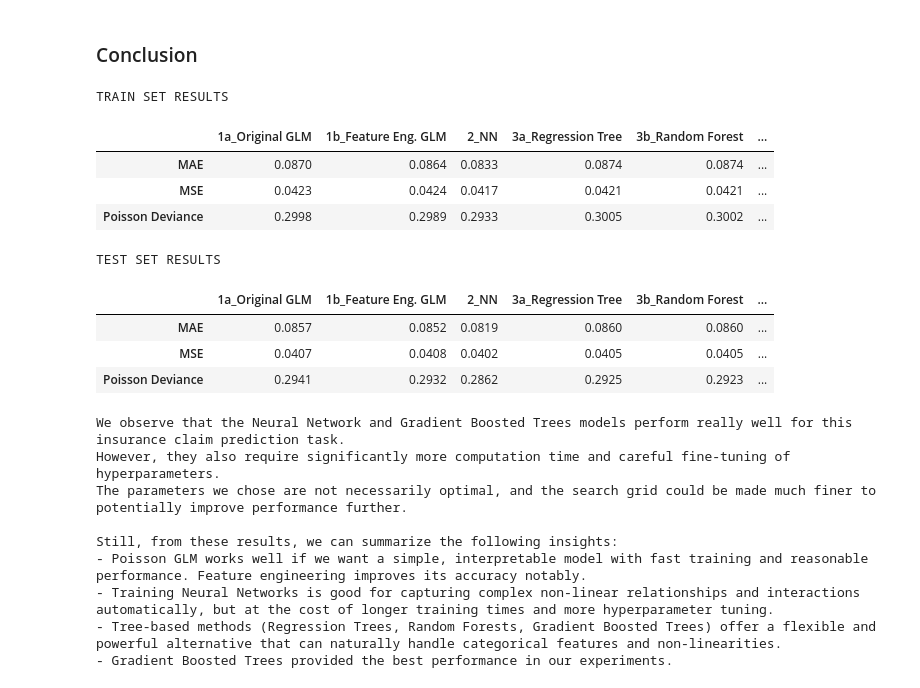
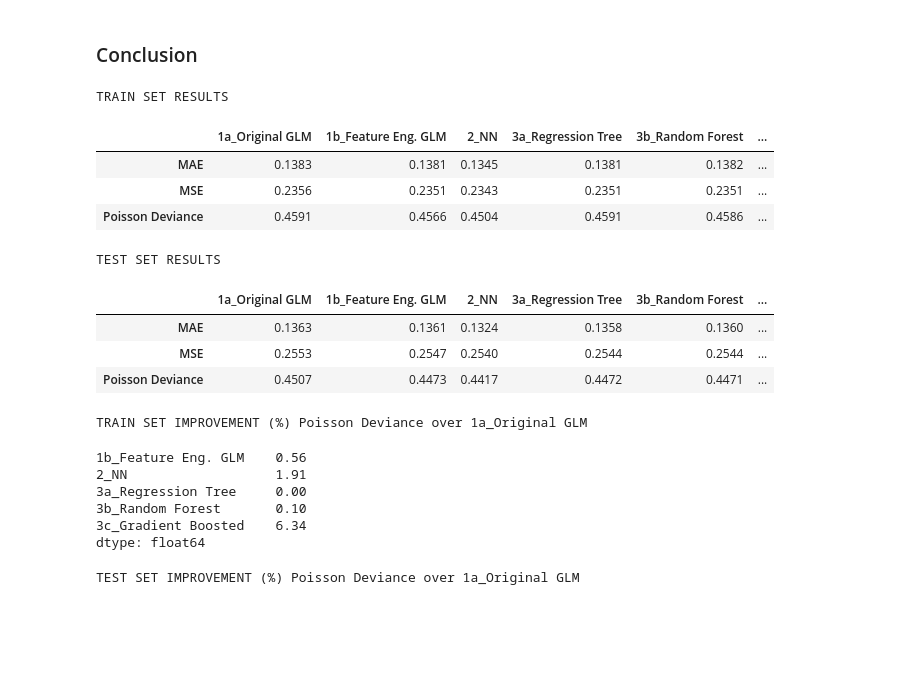
Before and after one commit to njohnson433/Machine-Learning-in-Finance-Insurance-HS25, a Jupyter notebook: project_4/template4.ipynb, the cells around one changed output. Drawn from its saved outputs; the diff is of its cells as text; code cells hidden in the pictures; blank space fills up the shorter version.

```diff
--- a/project_4/template4.ipynb
+++ b/project_4/template4.ipynb
@@ -583,11 +589,11 @@ y_train_pred_tree = best_tree.predict(X_train_tree)
 y_test_pred_tree = best_tree.predict(X_test_tree)
 
 # Print MAE, MSE and loss on train and test data sets
-train_mae_tree = mean_absolute_error(y_train, y_train_pred_tree)
-test_mae_tree = mean_absolute_error(y_test, y_test_pred_tree)
+train_mae_tree = mean_absolute_error(y_train, y_train_pred_tree, sample_weight=exposure_train)
+test_mae_tree = mean_absolute_error(y_test, y_test_pred_tree, sample_weight=exposure_test)
 
-train_mse_tree = mean_squared_error(y_train, y_train_pred_tree)
-test_mse_tree = mean_squared_error(y_test, y_test_pred_tree)
+train_mse_tree = mean_squared_error(y_train, y_train_pred_tree, sample_weight=exposure_train)
+test_mse_tree = mean_squared_error(y_test, y_test_pred_tree, sample_weight=exposure_test)
 
 train_loss_tree = mean_poisson_deviance(y_train, y_train_pred_tree, sample_weight=exposure_train)
 test_loss_tree = mean_poisson_deviance(y_test, y_test_pred_tree, sample_weight=exposure_test)
@@ -630,11 +636,11 @@ y_train_pred_rf = best_rf.predict(X_train_rf)
 y_test_pred_rf = best_rf.predict(X_test_rf)
 
 # Print MAE, MSE and loss on train and test data sets
-train_mae_rf = mean_absolute_error(y_train, y_train_pred_rf)
-test_mae_rf = mean_absolute_error(y_test, y_test_pred_rf)
+train_mae_rf = mean_absolute_error(y_train, y_train_pred_rf, sample_weight=exposure_train)
+test_mae_rf = mean_absolute_error(y_test, y_test_pred_rf, sample_weight=exposure_test)
 
-train_mse_rf = mean_squared_error(y_train, y_train_pred_rf)
-test_mse_rf = mean_squared_error(y_test, y_test_pred_rf)
+train_mse_rf = mean_squared_error(y_train, y_train_pred_rf, sample_weight=exposure_train)
+test_mse_rf = mean_squared_error(y_test, y_test_pred_rf, sample_weight=exposure_test)
 
 train_loss_rf = mean_poisson_deviance(y_train, y_train_pred_rf, sample_weight=exposure_train)
 test_loss_rf = mean_poisson_deviance(y_test, y_test_pred_rf, sample_weight=exposure_test)
@@ -713,49 +729,74 @@ metrics_test = {
     "1b_Feature Eng. GLM": [test_mae, test_mse, test_loss],
     "2_NN": [test_mae_nn, test_mse_nn, test_loss_nn],
     "3a_Regression Tree": [test_mae_tree, test_mse_tree, test_loss_tree],
     "3b_Random Forest": [test_mae_rf, test_mse_rf, test_loss_rf],
     "3c_Gradient Boosted": [test_mae_gb, test_mse_gb, test_loss_gb]
 }
 
 rows = ["MAE", "MSE", "Poisson Deviance"]
 
 df_train = pd.DataFrame(metrics_train, index=rows)
 df_test = pd.DataFrame(metrics_test, index=rows)
 
-# Print results
 print("TRAIN SET RESULTS")
 display(df_train.round(4))
 
 print("\nTEST SET RESULTS")
 display(df_test.round(4))
+
+
+# we treat 1a_Original GLM as baseline to highlight the improvements
+poisson_index = 2
+improvement_train_poisson = {}
+improvement_test_poisson = {}
+
+for method in metrics_train.keys():
+    if method == "1a_Original GLM":
+        continue
+    improvement_train_poisson[method] = improvement(
+        metrics_train["1a_Original GLM"][poisson_index],
+        metrics_train[method][poisson_index]
+    )
+    improvement_test_poisson[method] = improvement(
+        metrics_test["1a_Original GLM"][poisson_index],
+        metrics_test[method][poisson_index]
+    )
+
+improvement_train_poisson = pd.Series(improvement_train_poisson)
+improvement_test_poisson = pd.Series(improvement_test_poisson)
+
+print("TRAIN SET IMPROVEMENT (%) Poisson Deviance over 1a_Original GLM")
+display(improvement_train_poisson.round(2))
+
+print("\nTEST SET IMPROVEMENT (%) Poisson Deviance over 1a_Original GLM")
+display(improvement_test_poisson.round(2))
 
 print(
 "\nWe observe that the Neural Network and Gradient Boosted Trees models perform really well for this insurance claim prediction task. \n"
 "However, they also require significantly more computation time and careful fine-tuning of hyperparameters. \n"
 "The parameters we chose are not necessarily optimal, and the search grid could be made much finer to potentially improve performance further. \n\n"
 "Still, from these results, we can summarize the following insights:\n"
 "- Poisson GLM works well if we want a simple, interpretable model with fast training and reasonable performance. Feature engineering improves its accuracy notably.\n"
 "- Training Neural Networks is good for capturing complex non-linear relationships and interactions automatically, but at the cost of longer training times and more hyperparameter tuning.\n"
 "- Tree-based methods (Regression Trees, Random Forests, Gradient Boosted Trees) offer a flexible and powerful alternative that can naturally handle categorical features and non-linearities.\n"
-"- Gradient Boosted Trees provided the best performance in our experiments.\n"
+"- Gradient Boosted Trees provided by far the best performance in our experiments.\n"
 )
 # %% [output]
 TRAIN SET RESULTS
 |  | 1a_Original GLM | 1b_Feature Eng. GLM | 2_NN | 3a_Regression Tree | 3b_Random Forest | ... |
-| MAE | 0.0870 | 0.0864 | 0.0833 | 0.0874 | 0.0874 | ... |
-| MSE | 0.0423 | 0.0424 | 0.0417 | 0.0421 | 0.0421 | ... |
-| Poisson Deviance | 0.2998 | 0.2989 | 0.2933 | 0.3005 | 0.3002 | ... |
+| MAE | 0.1383 | 0.1381 | 0.1345 | 0.1381 | 0.1382 | ... |
+| MSE | 0.2356 | 0.2351 | 0.2343 | 0.2351 | 0.2351 | ... |
+| Poisson Deviance | 0.4591 | 0.4566 | 0.4504 | 0.4591 | 0.4586 | ... |
 TEST SET RESULTS
 |  | 1a_Original GLM | 1b_Feature Eng. GLM | 2_NN | 3a_Regression Tree | 3b_Random Forest | ... |
-| MAE | 0.0857 | 0.0852 | 0.0819 | 0.0860 | 0.0860 | ... |
-| MSE | 0.0407 | 0.0408 | 0.0402 | 0.0405 | 0.0405 | ... |
-| Poisson Deviance | 0.2941 | 0.2932 | 0.2862 | 0.2925 | 0.2923 | ... |
+| MAE | 0.1363 | 0.1361 | 0.1324 | 0.1358 | 0.1360 | ... |
+| MSE | 0.2553 | 0.2547 | 0.2540 | 0.2544 | 0.2544 | ... |
+| Poisson Deviance | 0.4507 | 0.4473 | 0.4417 | 0.4472 | 0.4471 | ... |
-We observe that the Neural Network and Gradient Boosted Trees models perform really well for this insurance claim prediction task.
-However, they also require significantly more computation time and careful fine-tuning of hyperparameters.
-The parameters we chose are not necessarily optimal, and the search grid could be made much finer to potentially improve performance further.
-
-Still, from these results, we can summarize the following insights:
-- Poisson GLM works well if we want a simple, interpretable model with fast training and reasonable performance. Feature engineering improves its accuracy notably.
-- Training Neural Networks is good for capturing complex non-linear relationships and interactions automatically, but at the cost of longer training times and more hyperparameter tuning.
-- Tree-based methods (Regression Trees, Random Forests, Gradient Boosted Trees) offer a flexible and powerful alternative that can naturally handle categorical features and non-linearities.
-- Gradient Boosted Trees provided the best performance in our experiments.
+TRAIN SET IMPROVEMENT (%) Poisson Deviance over 1a_Original GLM
+1b_Feature Eng. GLM    0.56
+2_NN                   1.91
+3a_Regression Tree     0.00
+3b_Random Forest       0.10
+3c_Gradient Boosted    6.34
+dtype: float64
+TEST SET IMPROVEMENT (%) Poisson Deviance over 1a_Original GLM
```
Also changed, not shown: parts of 10 cells of this notebook.
